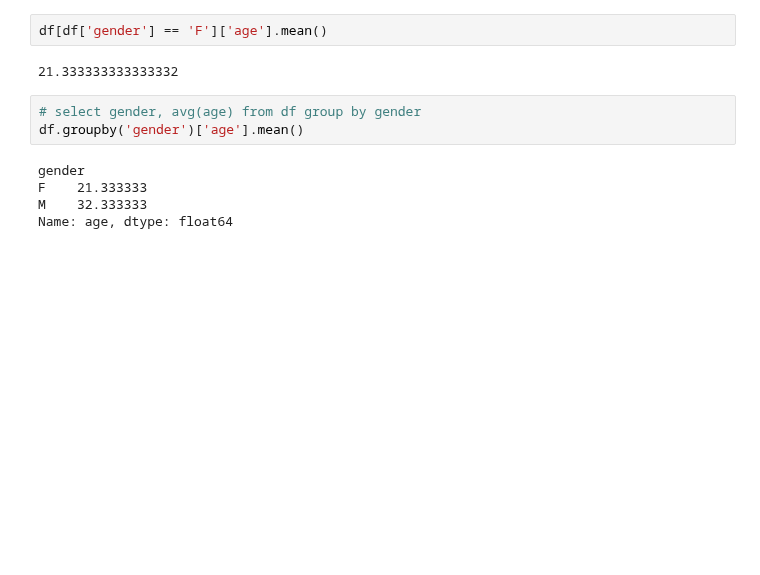
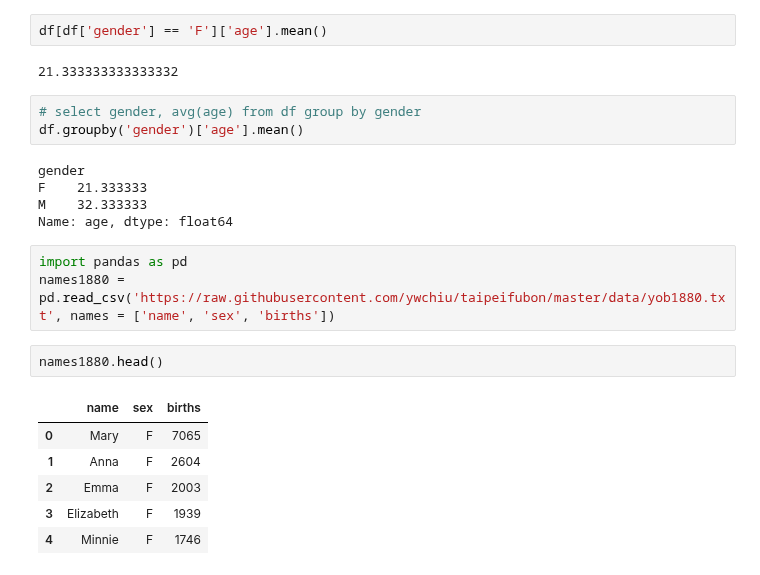
Before and after one commit to ywchiu/taipeifubon, a Jupyter notebook: Demo20200225.ipynb, the cells around one changed output. Cells and saved outputs as stored; diff of their text form; blank space fills up the shorter version.

Commit message:
add names

```diff
--- a/Demo20200225.ipynb
+++ b/Demo20200225.ipynb
@@ -1086,3 +1086,15 @@ gender
 F    21.333333
 M    32.333333
 Name: age, dtype: float64
+# %%
+import pandas as pd
+names1880 = pd.read_csv('https://raw.githubusercontent.com/ywchiu/taipeifubon/master/data/yob1880.txt', names = ['name', 'sex', 'births'])
+# %%
+names1880.head()
+# %% [output]
+|  | name | sex | births |
+| 0 | Mary | F | 7065 |
+| 1 | Anna | F | 2604 |
+| 2 | Emma | F | 2003 |
+| 3 | Elizabeth | F | 1939 |
+| 4 | Minnie | F | 1746 |
```
Also changed, not shown: parts of 4 cells of this notebook, 1 other file.
